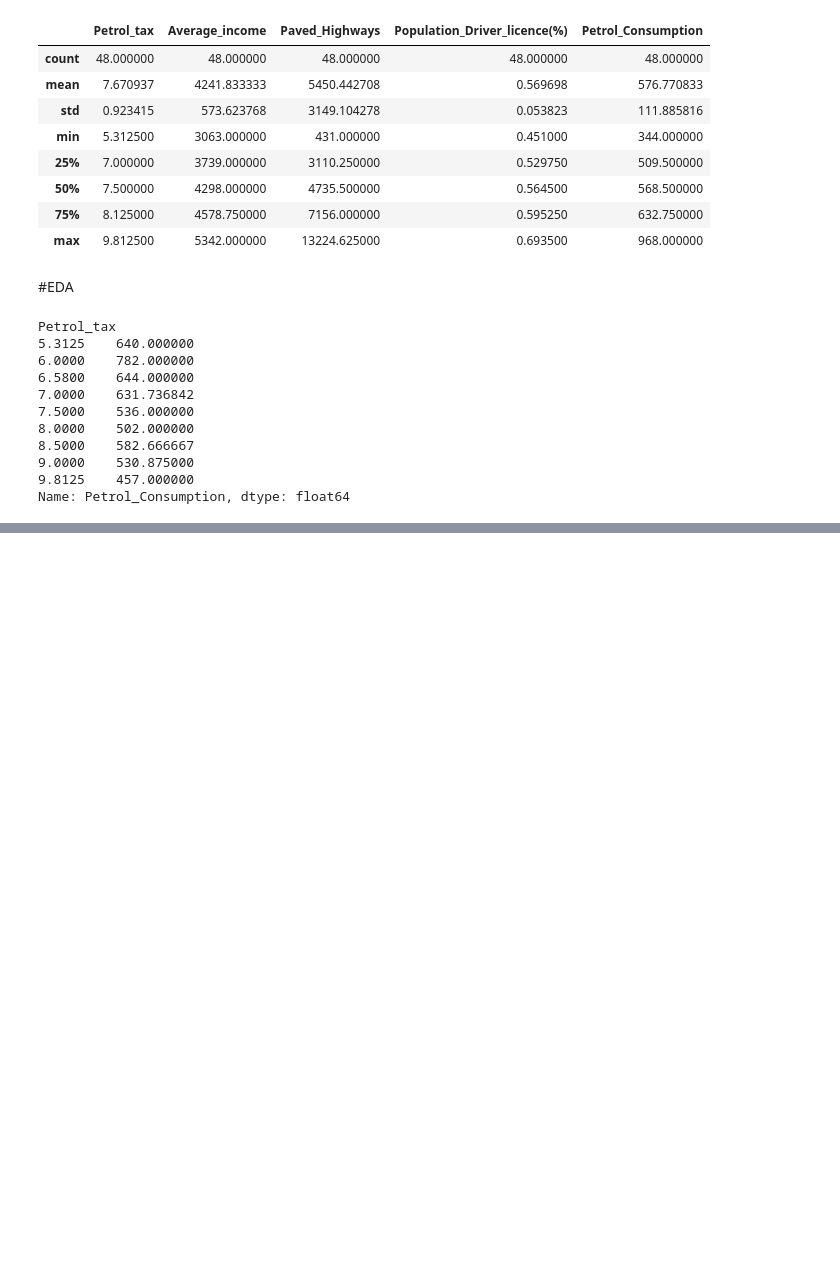
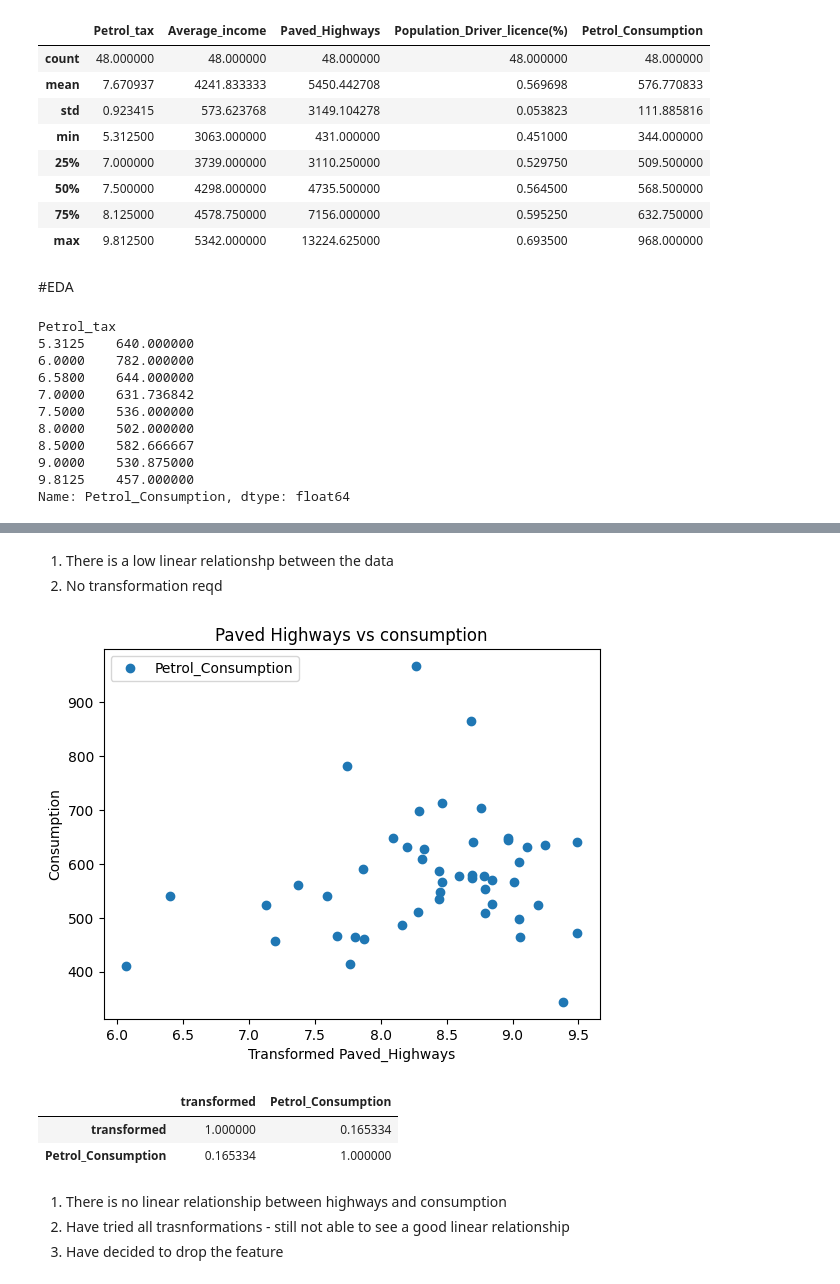
Before and after one commit to Prasanthsrinivas/petrol-consumption, a Jupyter notebook: Petrol_consumption.ipynb, the cells around one changed output, grey strips where cells are left out. Cells and saved outputs as stored; diff of their text form; code cells hidden in the pictures; blank space fills up the shorter version.

```diff
--- a/Petrol_consumption.ipynb
+++ b/Petrol_consumption.ipynb
@@ -130,0 +162,21 @@ Name: Petrol_Consumption, dtype: float64
+# %% [markdown]
+1. There is a low linear relationshp between the data
+2. No transformation reqd
+# %%
+import numpy as np
+dataset['transformed'] = np.log(dataset['Paved_Highways']) # transformation
+dataset.plot(x='transformed', y='Petrol_Consumption', style='o')
+plt.title('Paved Highways vs consumption')
+plt.xlabel('Transformed Paved_Highways')
+plt.ylabel('Consumption')
+plt.show()
+dataset[['transformed','Petrol_Consumption']].corr()
+# %% [output]
+[figure, added]
+|  | transformed | Petrol_Consumption |
+| transformed | 1.000000 | 0.165334 |
+| Petrol_Consumption | 0.165334 | 1.000000 |
+# %% [markdown]
+1. There is no linear relationship between highways and consumption
+2. Have tried all trasnformations - still not able to see a good linear relationship
+3. Have decided to drop the feature
```
Also changed, not shown: parts of 16 cells of this notebook.
